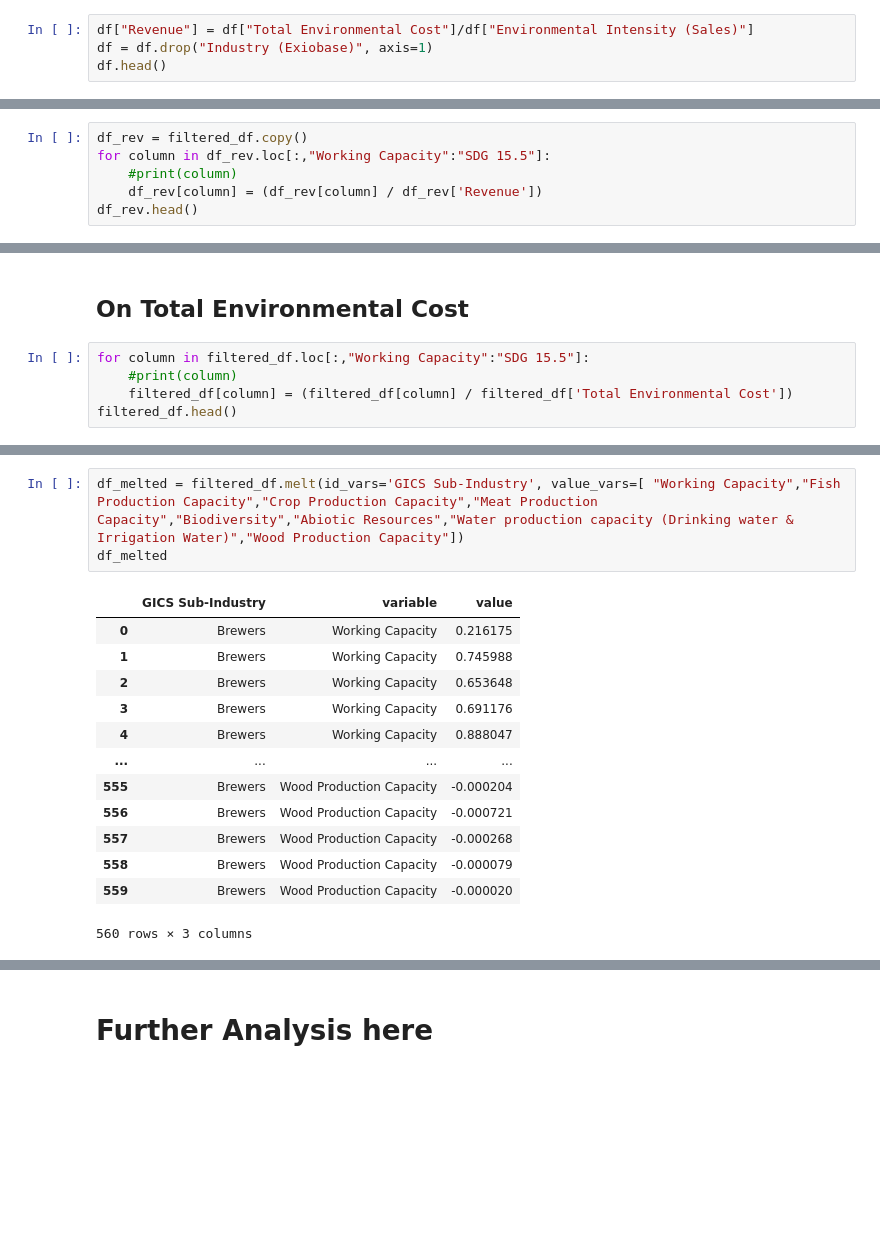
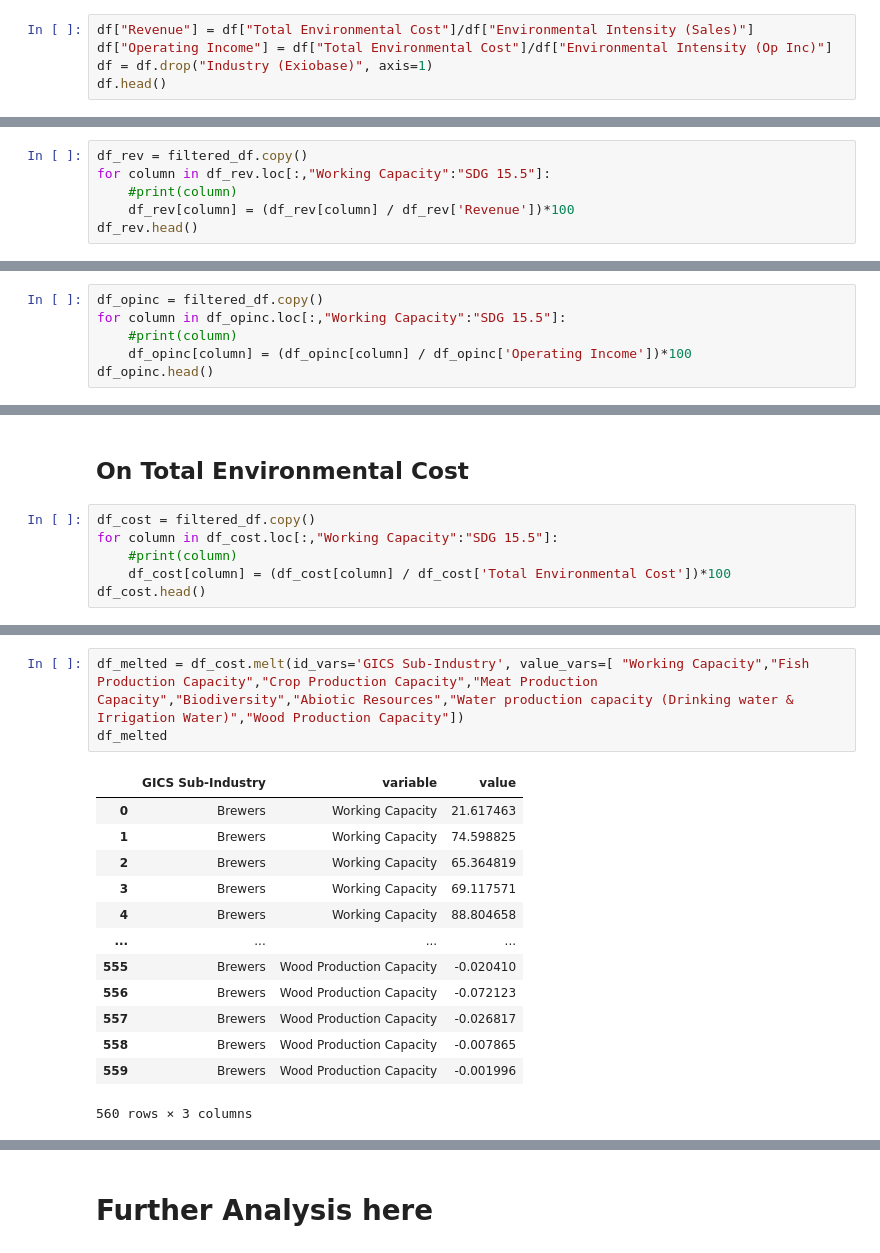
Before and after one commit to yummypugs/SPM-Project-Harvard, a Jupyter notebook: Box Plots Brewery.ipynb, the cells around one changed output, grey strips where cells are left out. Cells and saved outputs as stored; diff of their text form; blank space fills up the shorter version.

```diff
--- a/Box Plots Brewery.ipynb
+++ b/Box Plots Brewery.ipynb
@@ -23,6 +23,7 @@ df.head()
 ## Create the Revenue Column based on the Intensity and Total Environmental Cost
 # %%
 df["Revenue"] = df["Total Environmental Cost"]/df["Environmental Intensity (Sales)"]
+df["Operating Income"] = df["Total Environmental Cost"]/df["Environmental Intensity (Op Inc)"]
 df = df.drop("Industry (Exiobase)", axis=1)
 df.head()
 # %% [output]
@@ -98,7 +99,7 @@ plt.show()
 df_rev = filtered_df.copy()
 for column in df_rev.loc[:,"Working Capacity":"SDG 15.5"]:
     #print(column)
-    df_rev[column] = (df_rev[column] / df_rev['Revenue'])
+    df_rev[column] = (df_rev[column] / df_rev['Revenue'])*100
 df_rev.head()
 # %% [output]
 |  | Year | Company Name | Country | GICS Sub-Industry | Environmental Intensity (Sales) | Environmental Intensity (Op Inc) | ... |
@@ -137,0 +141,6 @@ plt.show()
+# %%
+df_opinc = filtered_df.copy()
+for column in df_opinc.loc[:,"Working Capacity":"SDG 15.5"]:
+    #print(column)
+    df_opinc[column] = (df_opinc[column] / df_opinc['Operating Income'])*100
+df_opinc.head()
@@ -138,8 +182,9 @@ plt.show()
 # %% [markdown]
 ## On Total Environmental Cost
 # %%
-for column in filtered_df.loc[:,"Working Capacity":"SDG 15.5"]:
+df_cost = filtered_df.copy()
+for column in df_cost.loc[:,"Working Capacity":"SDG 15.5"]:
     #print(column)
-    filtered_df[column] = (filtered_df[column] / filtered_df['Total Environmental Cost'])
-filtered_df.head()
+    df_cost[column] = (df_cost[column] / df_cost['Total Environmental Cost'])*100
+df_cost.head()
 # %% [output]
@@ -158,19 +198,19 @@ See the caveats in the documentation: https://pandas.pydata.org/pandas-docs/stab
 # %%
-df_melted = filtered_df.melt(id_vars='GICS Sub-Industry', value_vars=[ "Working Capacity","Fish Production Capacity","Crop Production Capacity","Meat Production Capacity","Biodiversity","Abiotic Resources","Water production capacity (Drinking water & Irrigation Water)","Wood Production Capacity"])
+df_melted = df_cost.melt(id_vars='GICS Sub-Industry', value_vars=[ "Working Capacity","Fish Production Capacity","Crop Production Capacity","Meat Production Capacity","Biodiversity","Abiotic Resources","Water production capacity (Drinking water & Irrigation Water)","Wood Production Capacity"])
 df_melted
 # %% [output]
 |  | GICS Sub-Industry | variable | value |
-| 0 | Brewers | Working Capacity | 0.216175 |
-| 1 | Brewers | Working Capacity | 0.745988 |
-| 2 | Brewers | Working Capacity | 0.653648 |
-| 3 | Brewers | Working Capacity | 0.691176 |
-| 4 | Brewers | Working Capacity | 0.888047 |
+| 0 | Brewers | Working Capacity | 21.617463 |
+| 1 | Brewers | Working Capacity | 74.598825 |
+| 2 | Brewers | Working Capacity | 65.364819 |
+| 3 | Brewers | Working Capacity | 69.117571 |
+| 4 | Brewers | Working Capacity | 88.804658 |
 | ... | ... | ... | ... |
-| 555 | Brewers | Wood Production Capacity | -0.000204 |
-| 556 | Brewers | Wood Production Capacity | -0.000721 |
-| 557 | Brewers | Wood Production Capacity | -0.000268 |
-| 558 | Brewers | Wood Production Capacity | -0.000079 |
-| 559 | Brewers | Wood Production Capacity | -0.000020 |
+| 555 | Brewers | Wood Production Capacity | -0.020410 |
+| 556 | Brewers | Wood Production Capacity | -0.072123 |
+| 557 | Brewers | Wood Production Capacity | -0.026817 |
+| 558 | Brewers | Wood Production Capacity | -0.007865 |
+| 559 | Brewers | Wood Production Capacity | -0.001996 |
 560 rows × 3 columns
 # %%
 # Create the boxplot
```
Also changed, not shown: parts of 11 cells of this notebook.
